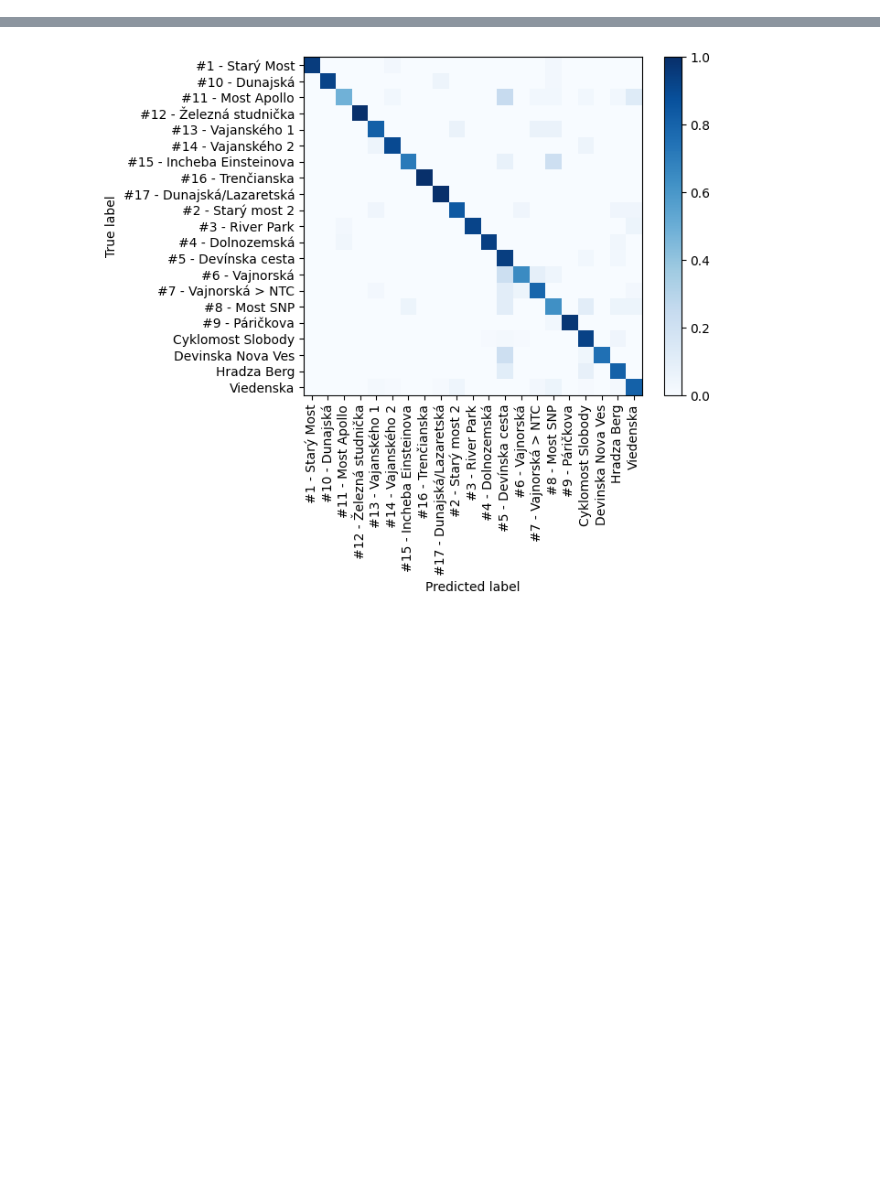
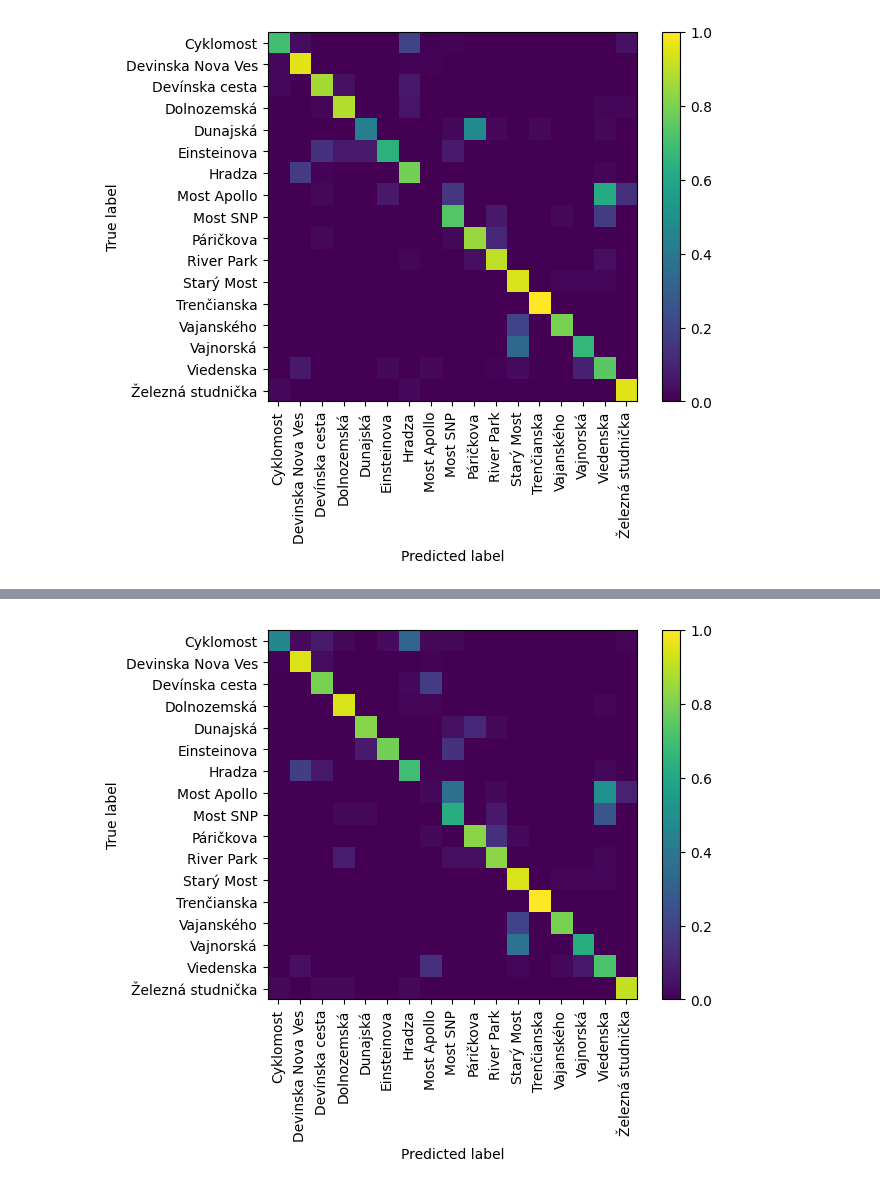
Before and after one commit to sugy-w/PRIDAV-JPD, a Jupyter notebook: Routes Classifier/neural_network.ipynb, the cells around one changed output, grey strips where cells are left out. Drawn from its saved outputs; the diff is of its cells as text; code cells hidden in the pictures; blank space fills up the shorter version.

```diff
--- a/Routes Classifier/neural_network.ipynb
+++ b/Routes Classifier/neural_network.ipynb
@@ -42,0 +101,2 @@ model.compile(loss='categorical_crossentropy', optimizer='adam', metrics=['accur
+# %%
+X_train, y_train = shuffle(X_train, y_train, random_state=42)
@@ -69,4 +155,6 @@ Epoch 20/20
 # %%
-loss, accuracy = model.evaluate(X_test, y_test)
-print(f"\nPresnosť na testovacích dátach: {accuracy*100:.2f}%")
+for name, model in models.items():
+    print(f"\nVyhodnotenie modelu: {name}")
+    loss, accuracy = model.evaluate(X_test, y_test)
+    print(f"\nPresnosť na testovacích dátach: {accuracy*100:.2f}%")
 # %% [output]
@@ -76,10 +170,12 @@ Presnosť na testovacích dátach: 84.80%
 # %%
-idx = 0
-pred_prob = model.predict(X_test[idx:idx+1])
-pred_label = class_names[np.argmax(pred_prob)]
-true_label = class_names[np.argmax(y_test[idx])]
+for name, model in models.items():
+    print(f"\nUkážka predikcie modelu: {name}")
+    idx = 7
+    pred_prob = model.predict(X_test[idx:idx+1])
+    pred_label = class_names[np.argmax(pred_prob)]
+    true_label = class_names[np.argmax(y_test[idx])]
 
-print(f"\nTest vzorka č.{idx}:")
-print(f"Realita:   {true_label}")
-print(f"Predikcia: {pred_label}")
+    print(f"\nTest vzorka č.{idx}:")
+    print(f"Realita:   {true_label}")
+    print(f"Predikcia: {pred_label}")
 # %% [output]
@@ -91,11 +195,14 @@ Predikcia: #2 - Starý most 2
 # %%
-ConfusionMatrixDisplay.from_predictions(
-    np.argmax(y_test, axis=1),
-    np.argmax(model.predict(X_test), axis=1),
-    display_labels=class_names,
-    cmap='Blues',
-    xticks_rotation='vertical',
-    normalize='true',
-    include_values=False
-)
+for name, model in models.items():
+    print(f"\nMatica zámien pre model: {name}")
+    ConfusionMatrixDisplay.from_predictions(
+        np.argmax(y_test, axis=1),
+        np.argmax(model.predict(X_test), axis=1),
+        display_labels=class_names,
+        cmap='viridis',
+        xticks_rotation=90,
+        normalize='true',
+        include_values=False,
+    )
+    plt.show()
 # %% [output]
@@ -102,0 +211 @@ ConfusionMatrixDisplay.from_predictions(
+[figure, new version]
@@ -104 +214 @@ ConfusionMatrixDisplay.from_predictions(
-[figure, old version]
+[figure, added]
```
Also changed, not shown: parts of 20 cells of this notebook, 3 other files.
